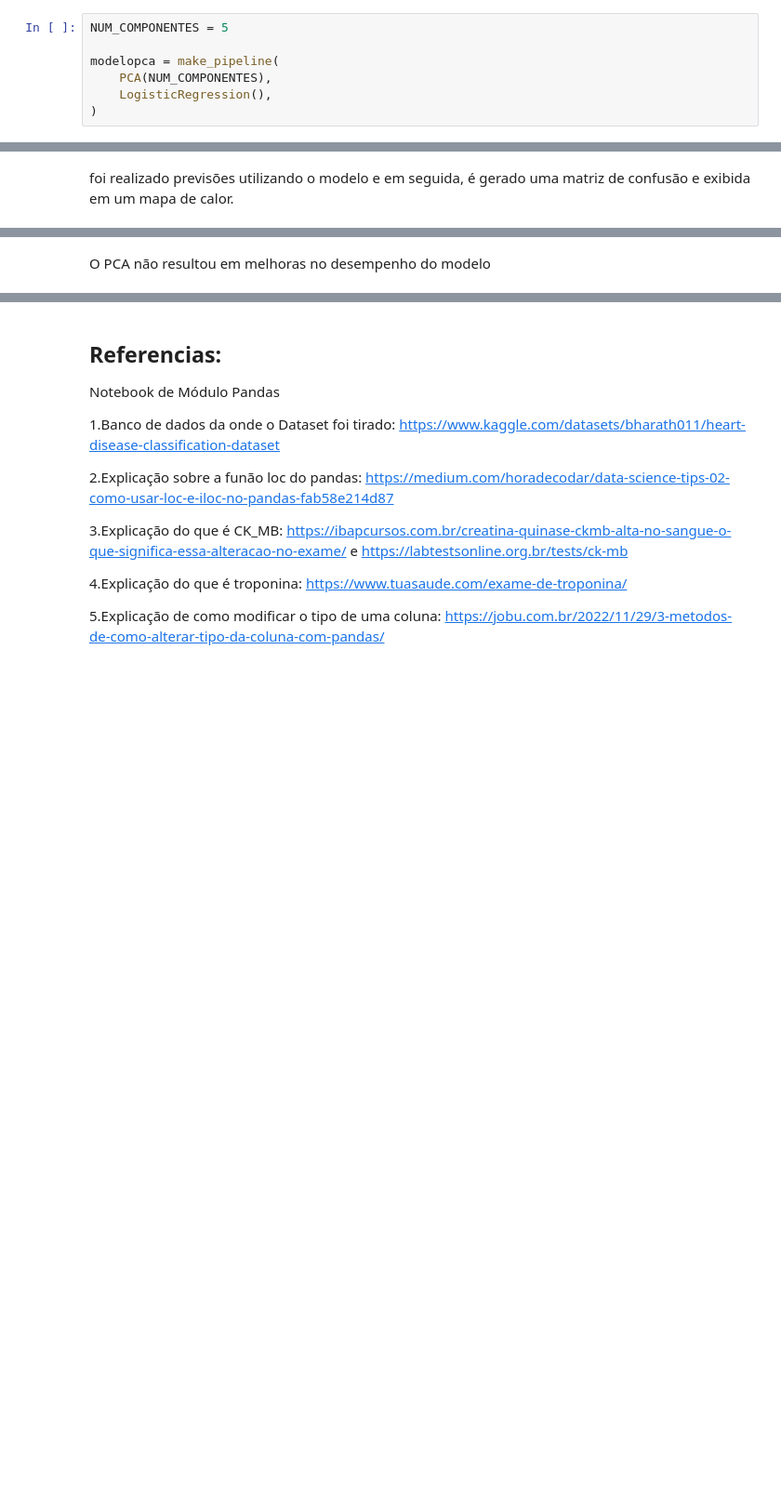
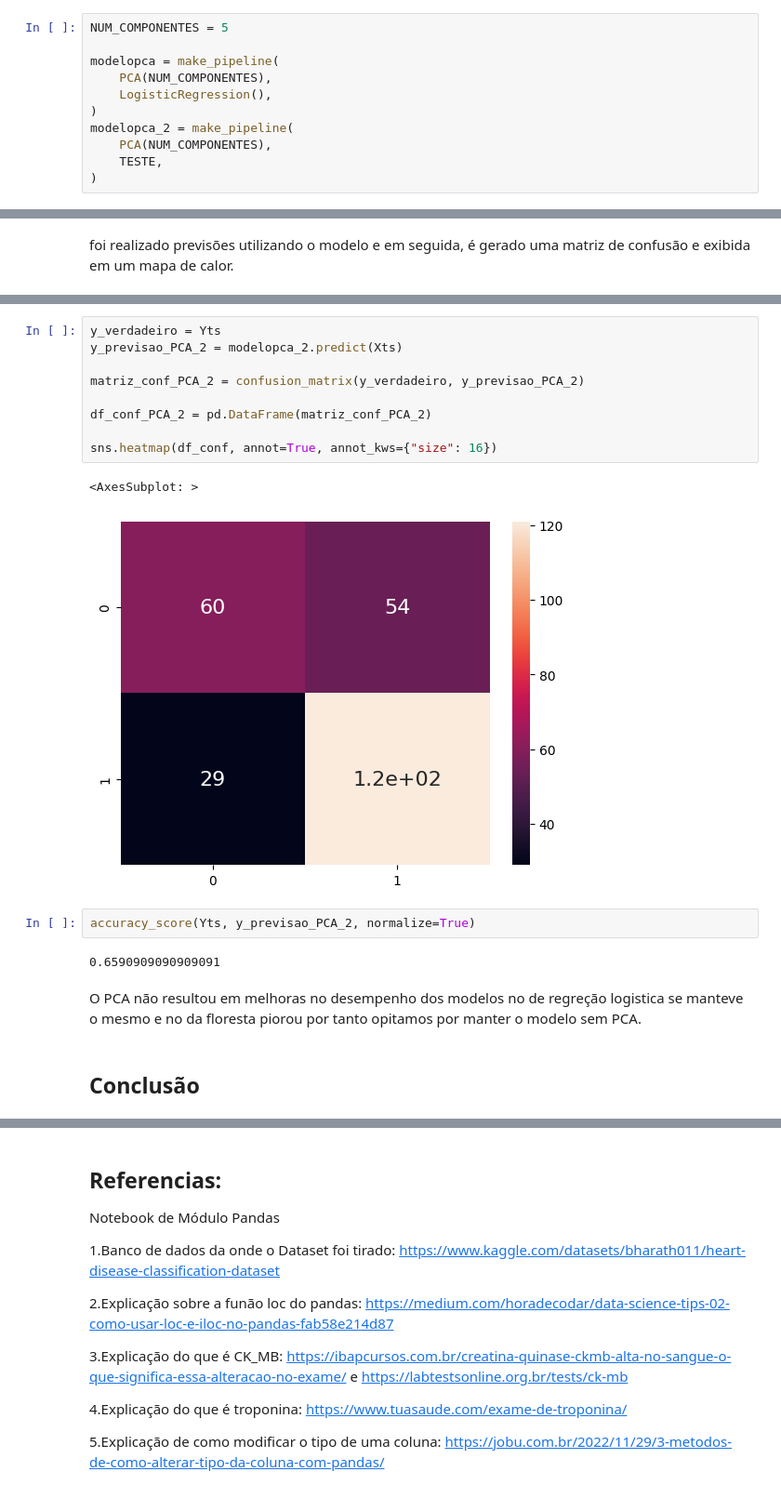
Before and after one commit to KayllanyLara/androlenda, a Jupyter notebook: Trabalho Final.ipynb, the cells around one changed output, grey strips where cells are left out. Shown at 93% size. Drawn from its saved outputs; the diff is of its cells as text; blank space fills up the shorter version.

```diff
--- a/Trabalho Final.ipynb
+++ b/Trabalho Final.ipynb
@@ -506,5 +537,9 @@ modelopca = make_pipeline(
     PCA(NUM_COMPONENTES),
     LogisticRegression(),
 )
+modelopca_2 = make_pipeline(
+    PCA(NUM_COMPONENTES),
+    TESTE,
+)
 # %% [markdown]
 treino do modelo
@@ -530,2 +577,20 @@ sns.heatmap(df_conf, annot=True, annot_kws={"size": 16})
+# %%
+y_verdadeiro = Yts
+y_previsao_PCA_2 = modelopca_2.predict(Xts)
+
+matriz_conf_PCA_2 = confusion_matrix(y_verdadeiro, y_previsao_PCA_2)
+
+df_conf_PCA_2 = pd.DataFrame(matriz_conf_PCA_2)
+
+sns.heatmap(df_conf, annot=True, annot_kws={"size": 16})
+# %% [output]
+<AxesSubplot: >
+[figure, added]
+# %%
+accuracy_score(Yts, y_previsao_PCA_2, normalize=True)
+# %% [output]
+0.6590909090909091
 # %% [markdown]
-O PCA não resultou em melhoras no desempenho do modelo
+O PCA não resultou em melhoras no desempenho dos modelos no de regreção logistica se manteve o mesmo e no da floresta piorou por tanto opitamos por manter o modelo sem PCA.
+# %% [markdown]
+## Conclusão
```
Also changed, not shown: parts of 25 cells of this notebook.
